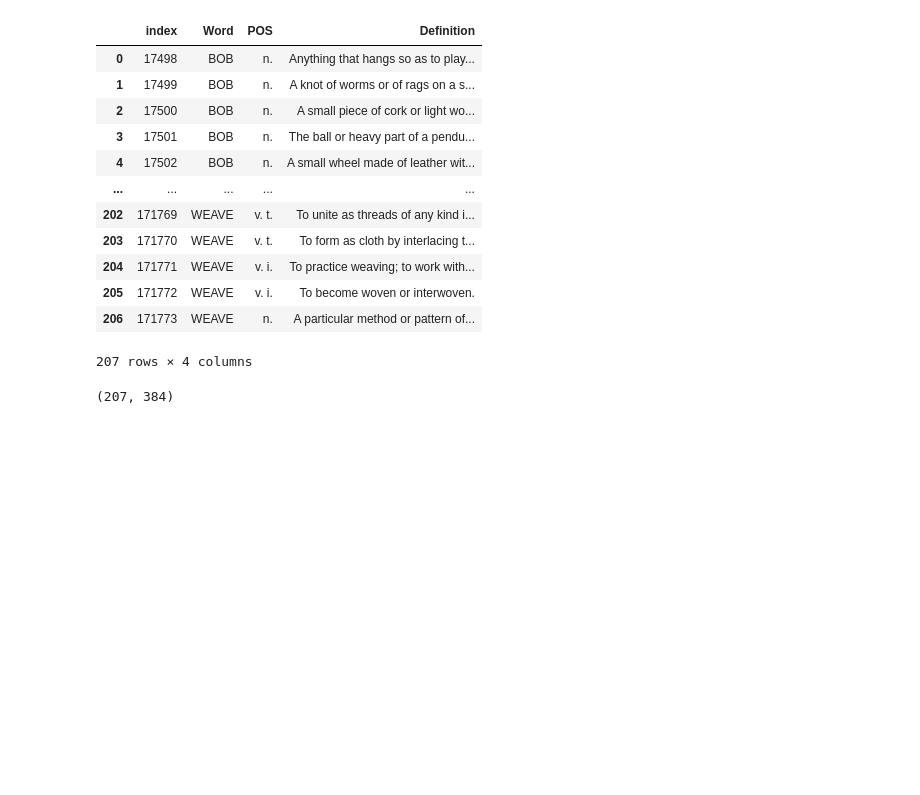
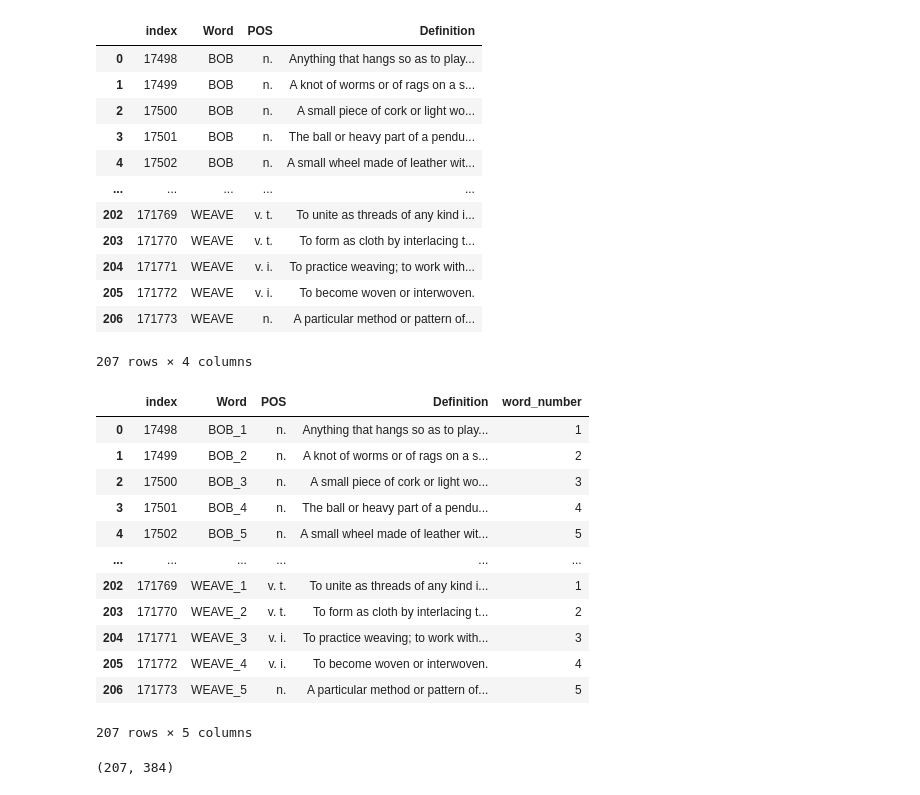
Before and after one commit to VincentZhao12/nyt-crossed, a Jupyter notebook: connect/connections_transfomers.ipynb, the cells around one changed output. Cells and saved outputs as stored; diff of their text form; code cells hidden in the pictures; blank space fills up the shorter version.

```diff
--- a/connect/connections_transfomers.ipynb
+++ b/connect/connections_transfomers.ipynb
@@ -61,6 +61,26 @@ dict_df
 | 205 | 171772 | WEAVE | v. i. | To become woven or interwoven. |
 | 206 | 171773 | WEAVE | n. | A particular method or pattern of... |
 207 rows × 4 columns
+# %%
+dict_df['word_number'] = dict_df.groupby('Word').cumcount() + 1
+
+dict_df['Word'] = dict_df.apply(lambda row: f"{row['Word']}_{row['word_number']}", axis=1)
+
+dict_df
+# %% [output]
+|  | index | Word | POS | Definition | word_number |
+| 0 | 17498 | BOB_1 | n. | Anything that hangs so as to play... | 1 |
+| 1 | 17499 | BOB_2 | n. | A knot of worms or of rags on a s... | 2 |
+| 2 | 17500 | BOB_3 | n. | A small piece of cork or light wo... | 3 |
+| 3 | 17501 | BOB_4 | n. | The ball or heavy part of a pendu... | 4 |
+| 4 | 17502 | BOB_5 | n. | A small wheel made of leather wit... | 5 |
+| ... | ... | ... | ... | ... | ... |
+| 202 | 171769 | WEAVE_1 | v. t. | To unite as threads of any kind i... | 1 |
+| 203 | 171770 | WEAVE_2 | v. t. | To form as cloth by interlacing t... | 2 |
+| 204 | 171771 | WEAVE_3 | v. i. | To practice weaving; to work with... | 3 |
+| 205 | 171772 | WEAVE_4 | v. i. | To become woven or interwoven. | 4 |
+| 206 | 171773 | WEAVE_5 | n. | A particular method or pattern of... | 5 |
+207 rows × 5 columns
 # %%
 embeddings = retriever.encode(dict_df['Definition'])
 
```
Also changed, not shown: parts of 9 cells of this notebook, 1 other file.
